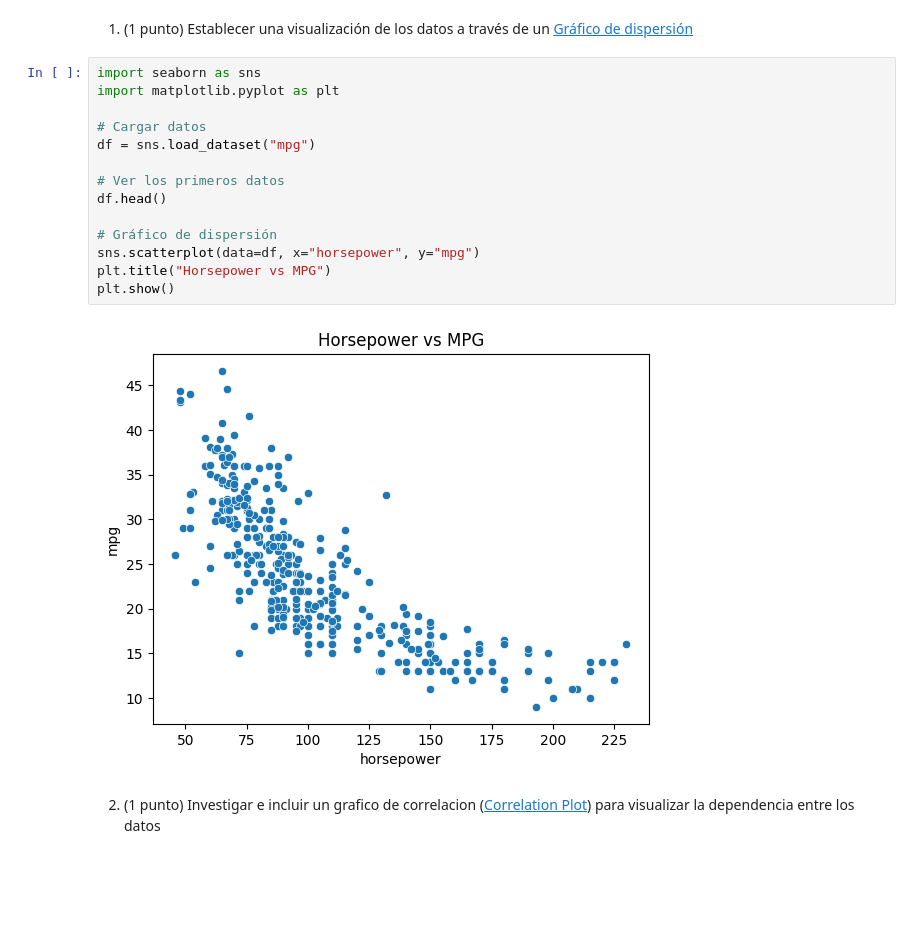
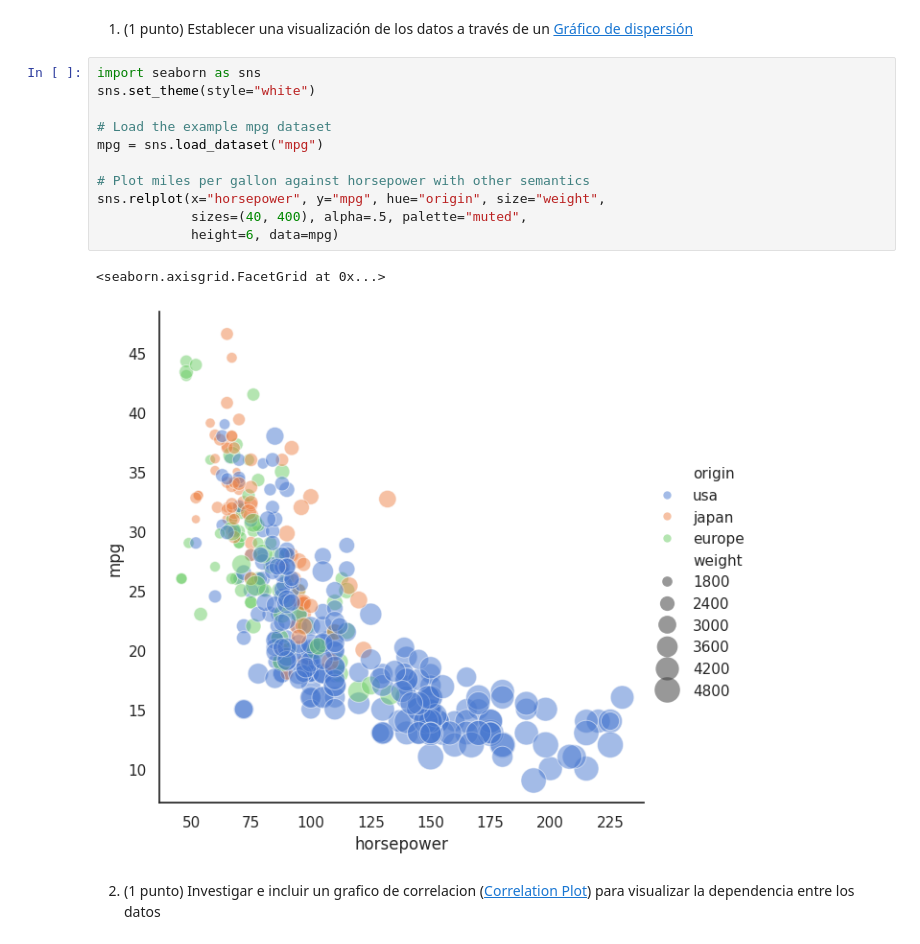
Before and after one commit to Furank1/Estimaci-n-del-rendimiento-de-autom-viles, a Jupyter notebook: S07-Linear-Models/Tarea_regresion_lineal.ipynb, the cells around one changed output. Saved outputs shown, nothing was run; the diff lists cells and outputs as text; blank space fills up the shorter version.

```diff
--- a/S07-Linear-Models/Tarea_regresion_lineal.ipynb
+++ b/S07-Linear-Models/Tarea_regresion_lineal.ipynb
@@ -9,22 +9,20 @@ En esta tarea usted debe investigar acerca del conjunto de datos [auto mpg](http
 **Objetivo**: Estimar el rendimiento promedio de automoviles usando regresión lineal
 # %% [markdown]
 1) (1 punto) Establecer una visualización de los datos a través de un [Gráfico de dispersión](https://seaborn.pydata.org/tutorial/axis_grids.html)
-# %%
-import seaborn as sns
-import matplotlib.pyplot as plt
-
-# Cargar datos
-df = sns.load_dataset("mpg")
-
-# Ver los primeros datos
-df.head()
-
-# Gráfico de dispersión
-sns.scatterplot(data=df, x="horsepower", y="mpg")
-plt.title("Horsepower vs MPG")
-plt.show()
-# %% [output]
-[figure, removed]
+# %%
+import seaborn as sns
+sns.set_theme(style="white")
+
+# Load the example mpg dataset
+mpg = sns.load_dataset("mpg")
+
+# Plot miles per gallon against horsepower with other semantics
+sns.relplot(x="horsepower", y="mpg", hue="origin", size="weight",
+            sizes=(40, 400), alpha=.5, palette="muted",
+            height=6, data=mpg)
+# %% [output]
+<seaborn.axisgrid.FacetGrid at 0x...>
+[figure, added]
 # %% [markdown]
 2) (1 punto) Investigar e incluir un grafico de correlacion ([Correlation Plot](https://seaborn.pydata.org/examples/many_pairwise_correlations.html)) para visualizar la dependencia entre los datos
 # %% [markdown]
```
